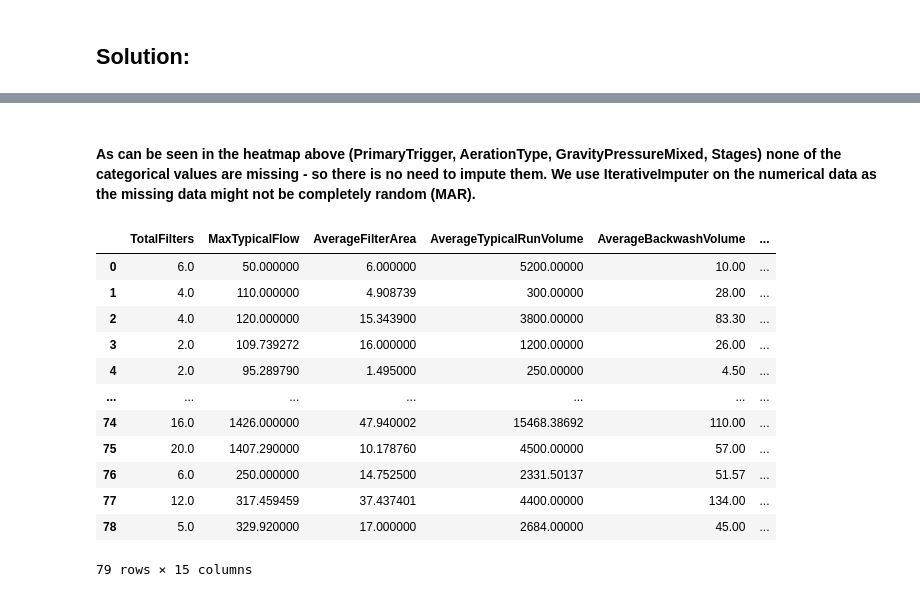
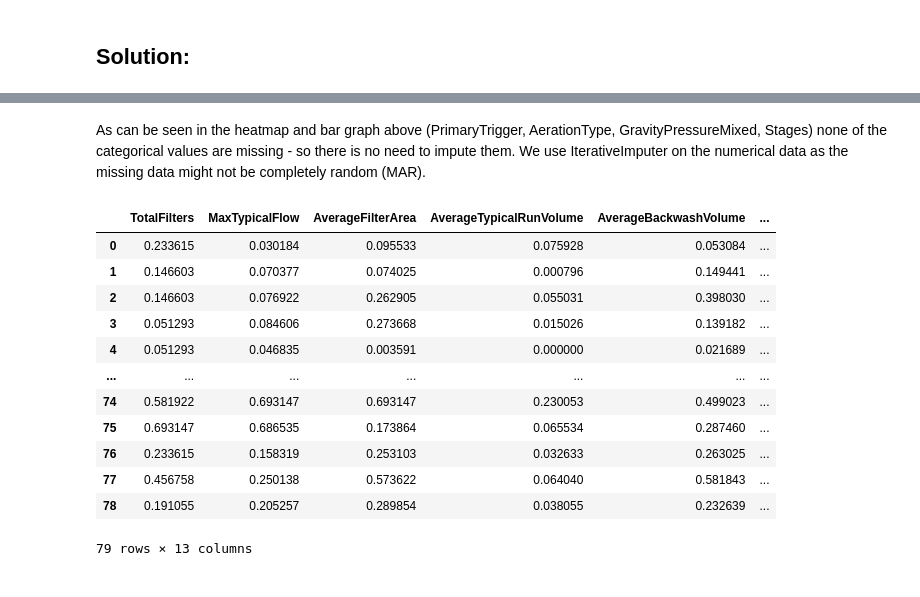
Before and after one commit to MAL-flowdemort/assignment_3, a Jupyter notebook: Preprocessing - Water treatment plants.ipynb, the cells around one changed output, grey strips where cells are left out. Drawn from its saved outputs; the diff is of its cells as text; code cells hidden in the pictures.

```diff
--- a/Preprocessing - Water treatment plants.ipynb
+++ b/Preprocessing - Water treatment plants.ipynb
@@ -72,9 +57,16 @@ A heatmap visualising missing values is shown as well and can be used to find co
 # %%
+import matplotlib.pyplot as plt
+import seaborn as sns
+
+
 #remove irrelevant columns: WaterworksName
 removedNamesDf = df.drop(columns=['WaterworksName'])
 
 # Calculate the percentage of missing values per feature
 missing_percentages_per_feature = removedNamesDf.isnull().mean().round(4) * 100
+
+#Order missing percentages by descending order
+missing_percentages_per_feature = missing_percentages_per_feature.sort_values(ascending=False)
 
 display(missing_percentages_per_feature)
 
@@ -90,8 +82,8 @@ plt.tight_layout()
 plt.show()
 
 # Drop columns with more than 30% missing values
-relevantColumnsDf = removedNamesDf.drop(columns=missing_percentages_per_feature[missing_percentages_per_feature > 40].index)
-display(relevantColumnsDf)
+relevantColumnsDf = removedNamesDf.drop(columns=missing_percentages_per_feature[missing_percentages_per_feature > 30].index)
+# display(relevantColumnsDf)
 
 # Show heatmap of missing values
 plt.figure(figsize=(15, 8))
@@ -299,33 +338,26 @@ plt.show()
 # %% [markdown]
-<!-- <h4>Then we check the data type of each column and impute each datatype with a specific function that works for given datatype. E.g. SimpleImputer with the most frequent value for the object data types (categorical data) and IterativeImputer for the numerical values (as this gives us better imputed values but is not posible to use for categorical data)</h4> -->
-
-<h4>As can be seen in the heatmap above (PrimaryTrigger, AerationType, GravityPressureMixed, Stages) none of the categorical values are missing - so there is no need to impute them. We use IterativeImputer on the numerical data as the missing data might not be completely random (MAR).</h4>
+As can be seen in the heatmap and bar graph above (PrimaryTrigger, AerationType, GravityPressureMixed, Stages) none of the categorical values are missing - so there is no need to impute them. We use IterativeImputer on the numerical data as the missing data might not be completely random (MAR).
 # %%
-# #print the columns data types
-# print(f"Columns data types: \n{relevantColumnsDf.dtypes}")
-
-# #impute missing values of the columns, use fillna method if the data type is object, and use IterativeImputer if the data type is float64 or int64
 from sklearn.experimental import enable_iterative_imputer
 from sklearn.impute import IterativeImputer
-from sklearn.impute import SimpleImputer
 
-number_df = relevantColumnsDf.select_dtypes(include=['number'])
+# Impute missing values using IterativeImputer, we're still working with only numeric columns
+# 10 iteration gave ConvergenceWarning, so we increased it to 15
 
-#impute missing values of the float64 and int64 data type columns
-imputer = IterativeImputer(max_iter=10, random_state=0)
-number_df = pd.DataFrame(imputer.fit_transform(number_df), columns=number_df.columns)
-display(number_df)
+imputer = IterativeImputer(max_iter=15, random_state=0)
+min_max_df = pd.DataFrame(imputer.fit_transform(min_max_df), columns=min_max_df.columns)
+display(min_max_df)
 # %% [output]
 |  | TotalFilters | MaxTypicalFlow | AverageFilterArea | AverageTypicalRunVolume | AverageBackwashVolume | ... |
-| 0 | 6.0 | 50.000000 | 6.000000 | 5200.00000 | 10.00 | ... |
-| 1 | 4.0 | 110.000000 | 4.908739 | 300.00000 | 28.00 | ... |
-| 2 | 4.0 | 120.000000 | 15.343900 | 3800.00000 | 83.30 | ... |
-| 3 | 2.0 | 109.739272 | 16.000000 | 1200.00000 | 26.00 | ... |
-| 4 | 2.0 | 95.289790 | 1.495000 | 250.00000 | 4.50 | ... |
+| 0 | 0.233615 | 0.030184 | 0.095533 | 0.075928 | 0.053084 | ... |
+| 1 | 0.146603 | 0.070377 | 0.074025 | 0.000796 | 0.149441 | ... |
+| 2 | 0.146603 | 0.076922 | 0.262905 | 0.055031 | 0.398030 | ... |
+| 3 | 0.051293 | 0.084606 | 0.273668 | 0.015026 | 0.139182 | ... |
+| 4 | 0.051293 | 0.046835 | 0.003591 | 0.000000 | 0.021689 | ... |
 | ... | ... | ... | ... | ... | ... | ... |
-| 74 | 16.0 | 1426.000000 | 47.940002 | 15468.38692 | 110.00 | ... |
-| 75 | 20.0 | 1407.290000 | 10.178760 | 4500.00000 | 57.00 | ... |
-| 76 | 6.0 | 250.000000 | 14.752500 | 2331.50137 | 51.57 | ... |
-| 77 | 12.0 | 317.459459 | 37.437401 | 4400.00000 | 134.00 | ... |
-| 78 | 5.0 | 329.920000 | 17.000000 | 2684.00000 | 45.00 | ... |
+| 74 | 0.581922 | 0.693147 | 0.693147 | 0.230053 | 0.499023 | ... |
+| 75 | 0.693147 | 0.686535 | 0.173864 | 0.065534 | 0.287460 | ... |
+| 76 | 0.233615 | 0.158319 | 0.253103 | 0.032633 | 0.263025 | ... |
+| 77 | 0.456758 | 0.250138 | 0.573622 | 0.064040 | 0.581843 | ... |
+| 78 | 0.191055 | 0.205257 | 0.289854 | 0.038055 | 0.232639 | ... |
-79 rows × 15 columns
+79 rows × 13 columns
```
Also changed, not shown: parts of 19 cells of this notebook.
